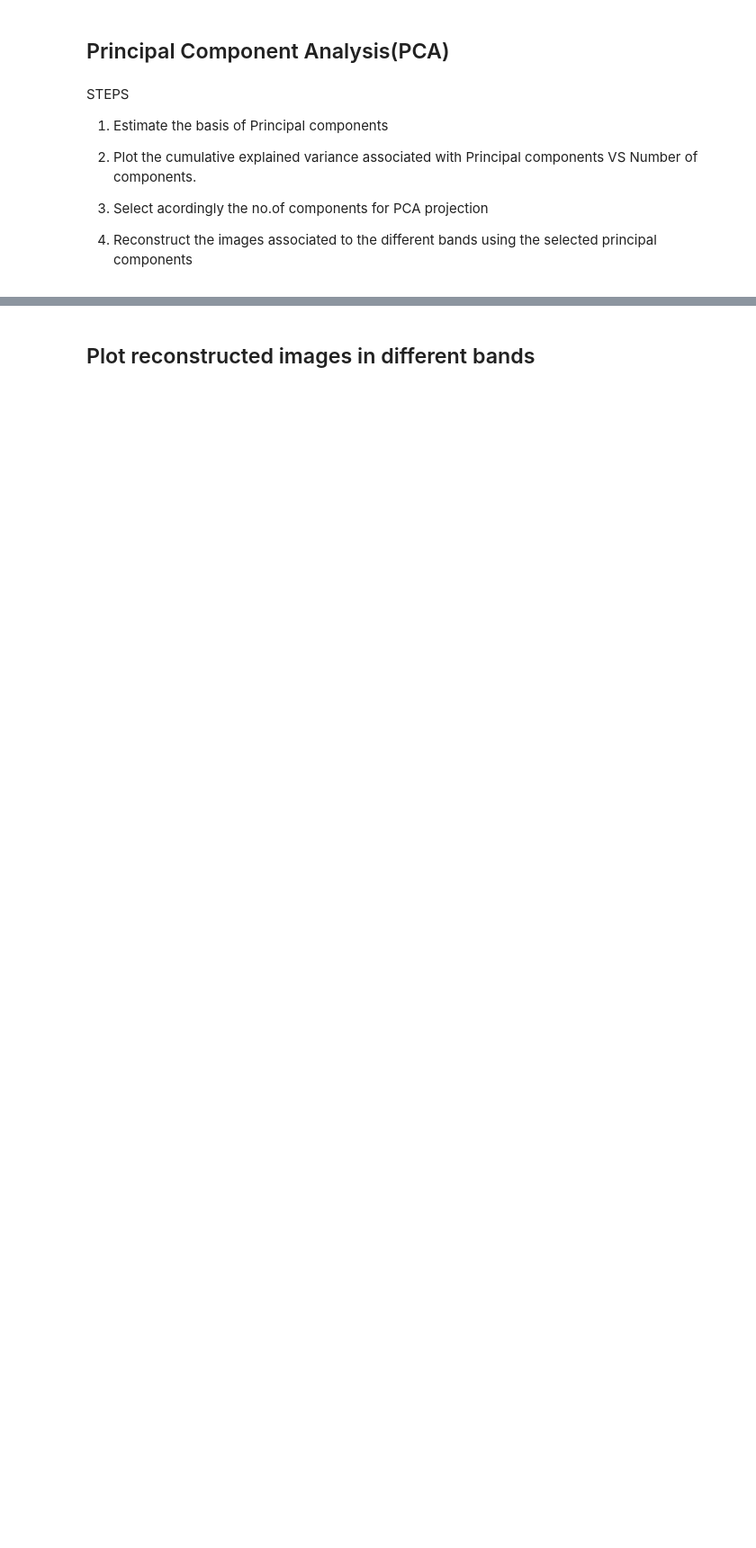
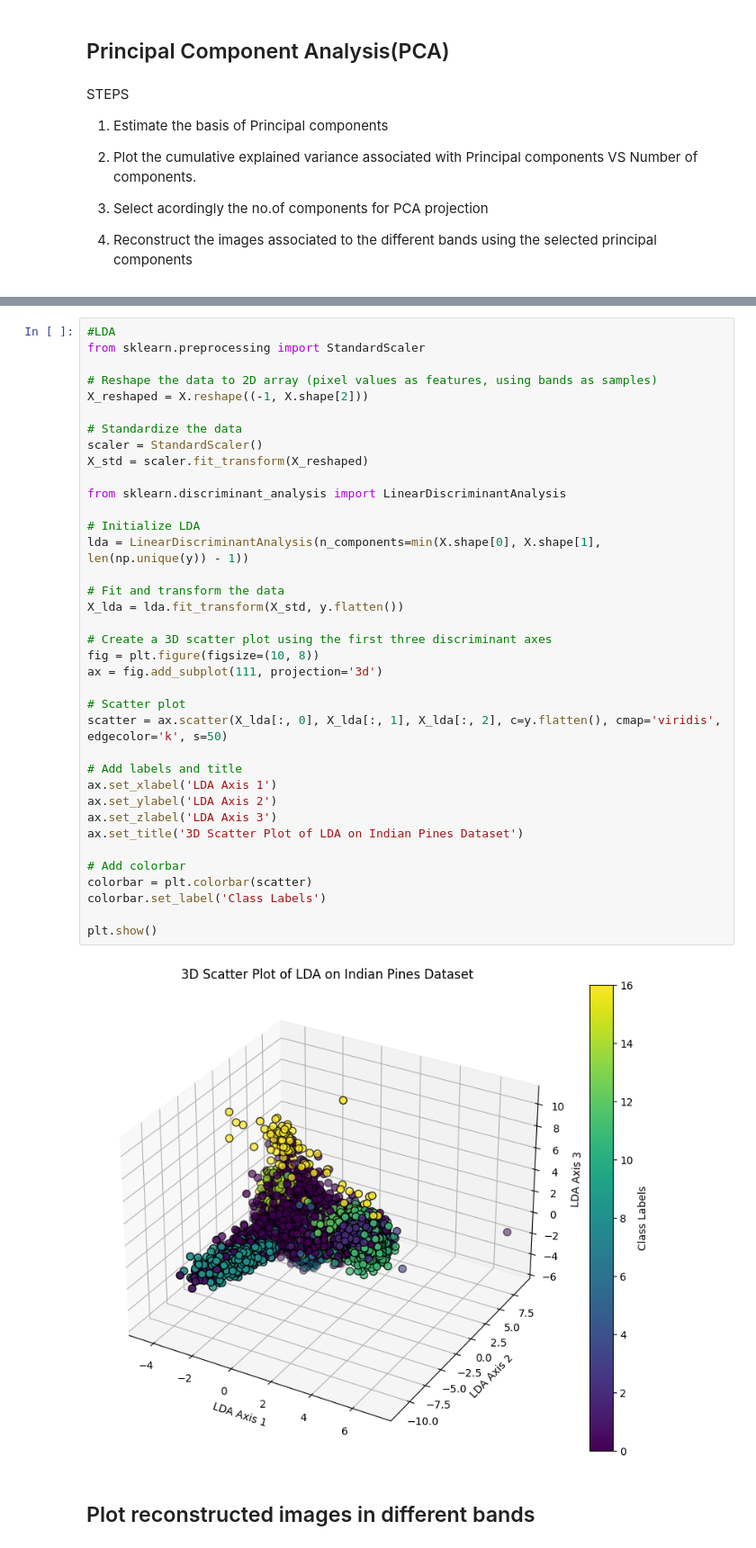
Before and after one commit to VanuatuN/MM, a Jupyter notebook: Indian_pines_classification_and.ipynb, the cells around one changed output, grey strips where cells are left out. Shown at 90% size. Drawn from its saved outputs; the diff is of its cells as text; blank space fills up the shorter version.

```diff
--- a/Indian_pines_classification_and.ipynb
+++ b/Indian_pines_classification_and.ipynb
@@ -254,3 +236,42 @@ n. components:  8
+# %%
+#LDA
+from sklearn.preprocessing import StandardScaler
+
+# Reshape the data to 2D array (pixel values as features, using bands as samples)
+X_reshaped = X.reshape((-1, X.shape[2]))
+
+# Standardize the data
+scaler = StandardScaler()
+X_std = scaler.fit_transform(X_reshaped)
+
+from sklearn.discriminant_analysis import LinearDiscriminantAnalysis
+
+# Initialize LDA
+lda = LinearDiscriminantAnalysis(n_components=min(X.shape[0], X.shape[1], len(np.unique(y)) - 1))
+
+# Fit and transform the data
+X_lda = lda.fit_transform(X_std, y.flatten())
+
+# Create a 3D scatter plot using the first three discriminant axes
+fig = plt.figure(figsize=(10, 8))
+ax = fig.add_subplot(111, projection='3d')
+
+# Scatter plot
+scatter = ax.scatter(X_lda[:, 0], X_lda[:, 1], X_lda[:, 2], c=y.flatten(), cmap='viridis', edgecolor='k', s=50)
+
+# Add labels and title
+ax.set_xlabel('LDA Axis 1')
+ax.set_ylabel('LDA Axis 2')
+ax.set_zlabel('LDA Axis 3')
+ax.set_title('3D Scatter Plot of LDA on Indian Pines Dataset')
+
+# Add colorbar
+colorbar = plt.colorbar(scatter)
+colorbar.set_label('Class Labels')
+
+plt.show()
+# %% [output]
+[figure, added]
 # %% [markdown]
 ## Plot reconstructed images in different bands
 # %%
```
Also changed, not shown: parts of 6 cells of this notebook, 1 other file.
